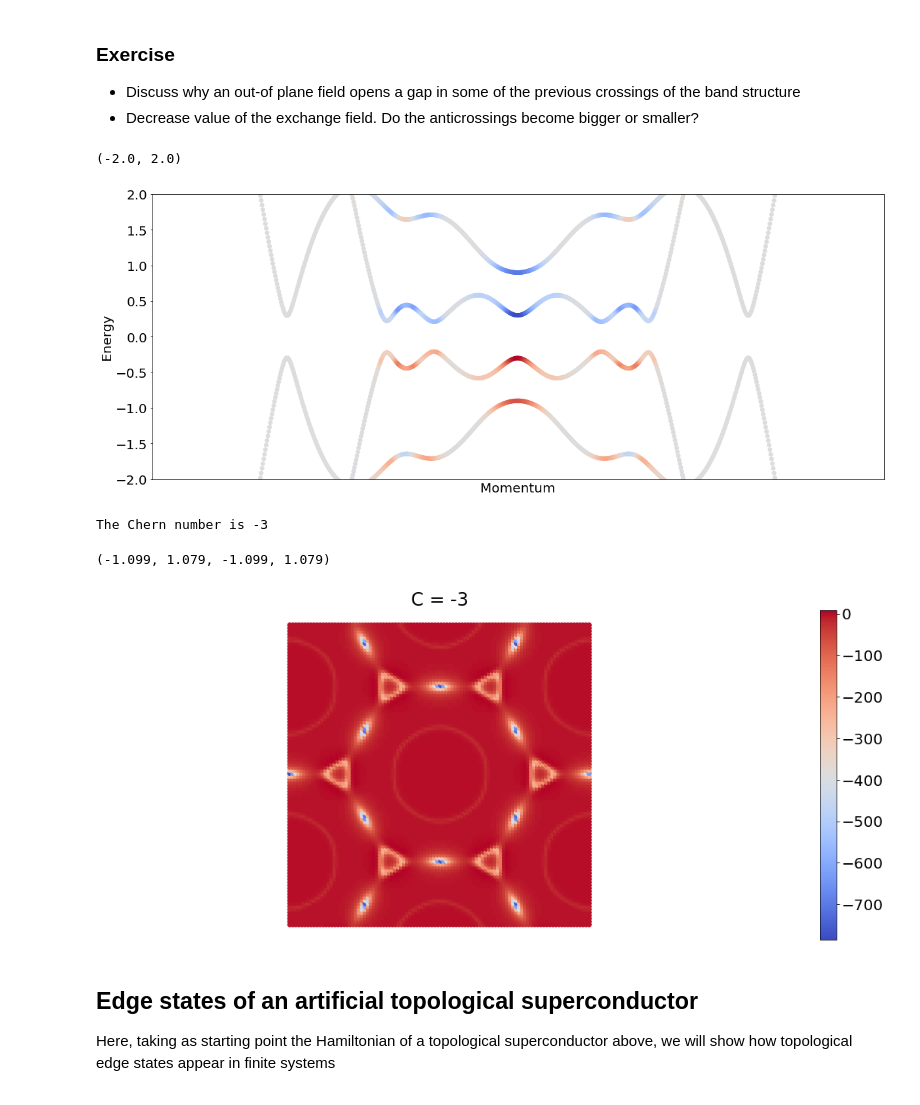
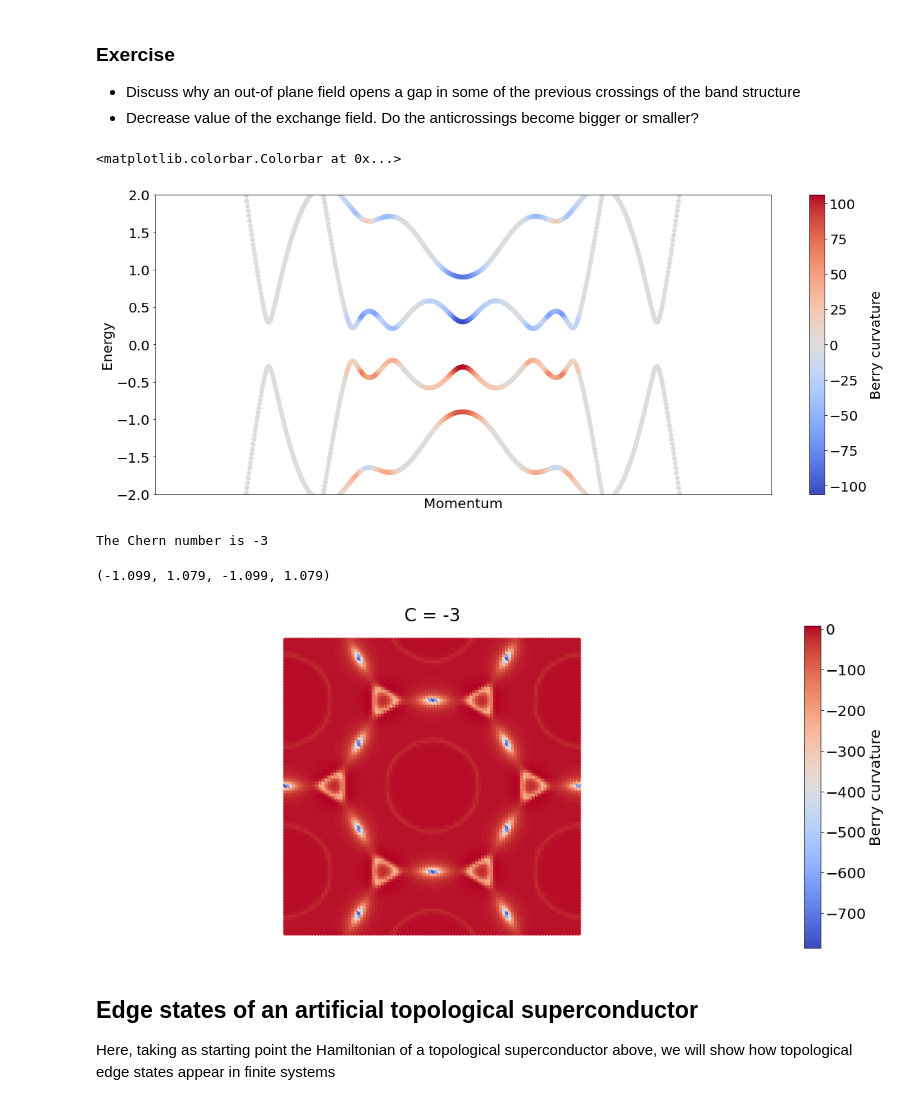
Before and after one commit to joselado/jyvaskyla_summer_school_2022, a Jupyter notebook: sessions/session2.ipynb, the cells around one changed output. Saved outputs shown, nothing was run; the diff lists cells and outputs as text; code cells hidden in the pictures.

```diff
--- a/sessions/session2.ipynb
+++ b/sessions/session2.ipynb
@@ -425,28 +487,35 @@ plt.scatter(k,e,c=c) ; plt.xlabel("Momentum") ; plt.ylabel("Energy") ; plt.xtick
 # %%
 # finally we also add a superconducting order
 g = geometry.triangular_lattice() # get the geometry
 h = g.get_hamiltonian() # get the Hamiltonian
 h.add_rashba(1.0) # Rashba spin-orbit coupling
 h.add_onsite(2.0) # shift chemical potential
 h.add_zeeman([0.,0.,0.6]) # Zeeman field
 h.add_swave(.3) # add superconductivity
 (k,e,c) = h.get_bands(operator="berry",nk=800) # compute the bands
 plt.scatter(k,e,c=c) ; plt.xlabel("Momentum") ; plt.ylabel("Energy") ; plt.xticks([]) ; plt.ylim([-2.,2.]) # plot
+plt.colorbar(label="Berry curvature")
 # %% [output]
-(-2.0, 2.0)
+<matplotlib.colorbar.Colorbar at 0x...>
-[figure, old version]
+[figure, new version]
 # %%
 # Now let us compute the Chern number
+g = geometry.triangular_lattice() # get the geometry
+h = g.get_hamiltonian() # get the Hamiltonian
+h.add_rashba(1.0) # Rashba spin-orbit coupling
+h.add_onsite(2.0) # shift chemical potential
+h.add_zeeman([0.,0.,0.6]) # Zeeman field
+h.add_swave(.3) # add superconductivity
 c = h.get_chern() # compute Chern number
 print("The Chern number is",int(round(c)))
 # now let us compute the Berry curvature in 2D
 (kx,ky,omega) = h.get_berry_curvature() # compute Berry curvature
 plt.scatter(kx,ky,c=omega) ; plt.title("C = "+str(int(round(c))))
-plt.axis("equal") ; plt.colorbar() ; plt.axis("off")
+plt.axis("equal") ; plt.colorbar(label="Berry curvature") ; plt.axis("off")
 # %% [output]
 The Chern number is -3
 (-1.099, 1.079, -1.099, 1.079)
-[figure, old version]
+[figure, new version]
 # %% [markdown]
 ## Edge states of an artificial topological superconductor
 Here, taking as starting point the Hamiltonian of a topological superconductor above, we will show how topological edge states appear in finite systems
```
Also changed, not shown: parts of 13 cells of this notebook, 2 other files.
